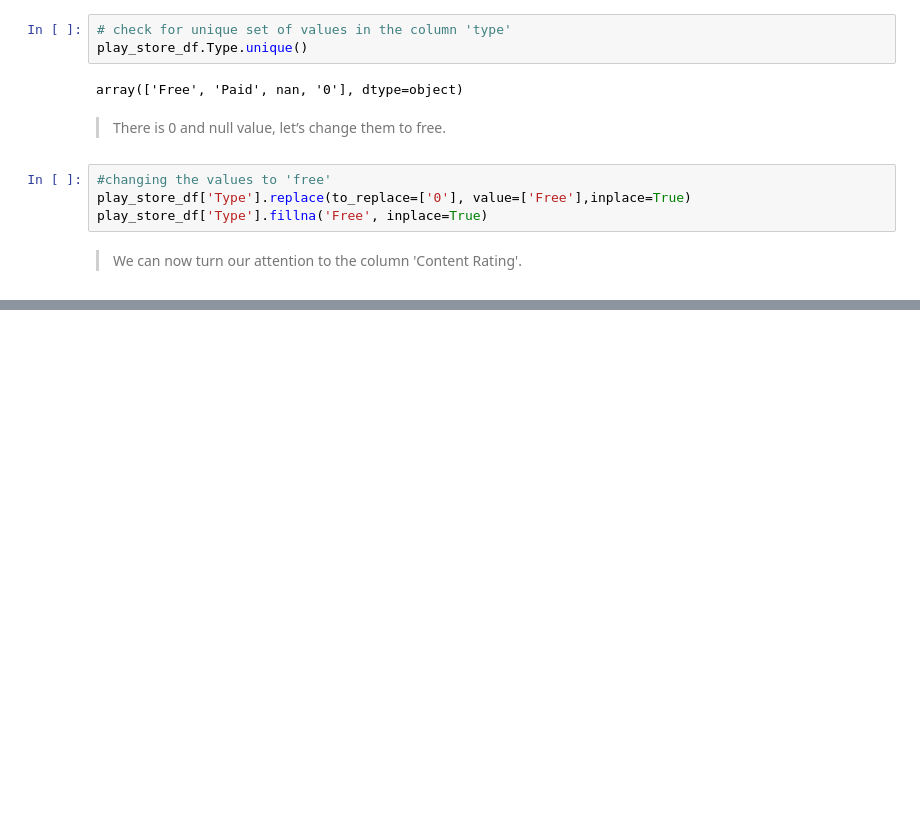
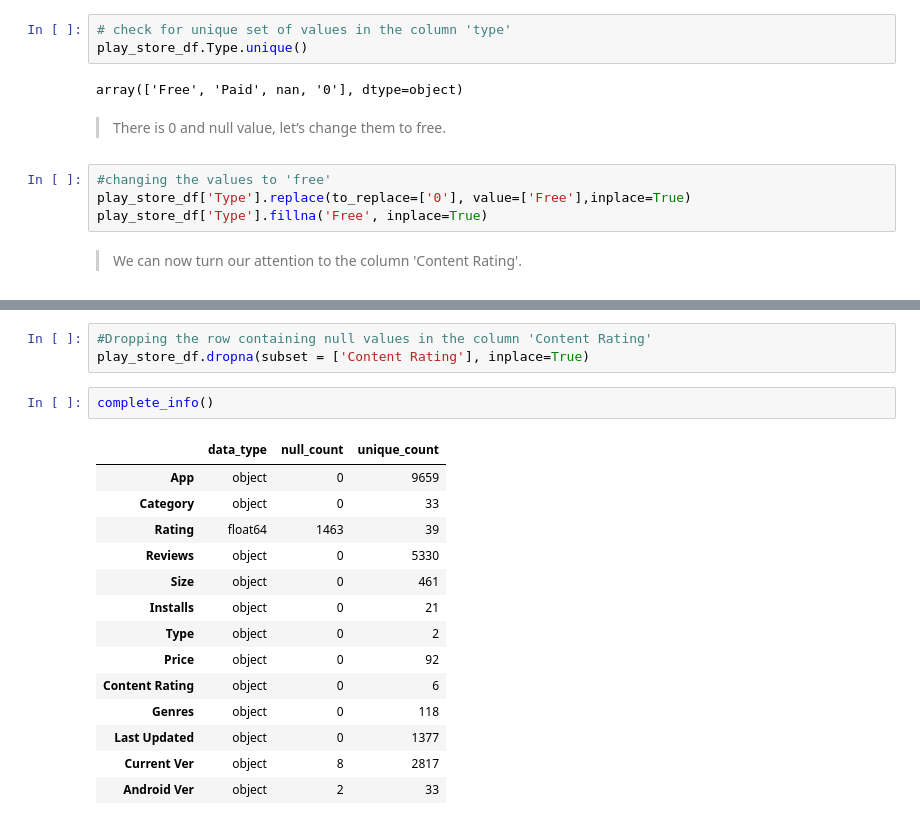
Before and after one commit to mdnawabali/Play-Store-App-Review, a Jupyter notebook: Play_Store_App_Review_Analysis_Capstone_Project.ipynb, the cells around one changed output, grey strips where cells are left out. Cells and saved outputs as stored; diff of their text form; blank space fills up the shorter version.

```diff
--- a/Play_Store_App_Review_Analysis_Capstone_Project.ipynb
+++ b/Play_Store_App_Review_Analysis_Capstone_Project.ipynb
@@ -171,0 +191,20 @@ play_store_data
+# %%
+#Dropping the row containing null values in the column 'Content Rating'
+play_store_df.dropna(subset = ['Content Rating'], inplace=True)
+# %%
+complete_info()
+# %% [output]
+|  | data_type | null_count | unique_count |
+| App | object | 0 | 9659 |
+| Category | object | 0 | 33 |
+| Rating | float64 | 1463 | 39 |
+| Reviews | object | 0 | 5330 |
+| Size | object | 0 | 461 |
+| Installs | object | 0 | 21 |
+| Type | object | 0 | 2 |
+| Price | object | 0 | 92 |
+| Content Rating | object | 0 | 6 |
+| Genres | object | 0 | 118 |
+| Last Updated | object | 0 | 1377 |
+| Current Ver | object | 8 | 2817 |
+| Android Ver | object | 2 | 33 |
```
Also changed, not shown: parts of 30 cells of this notebook.
